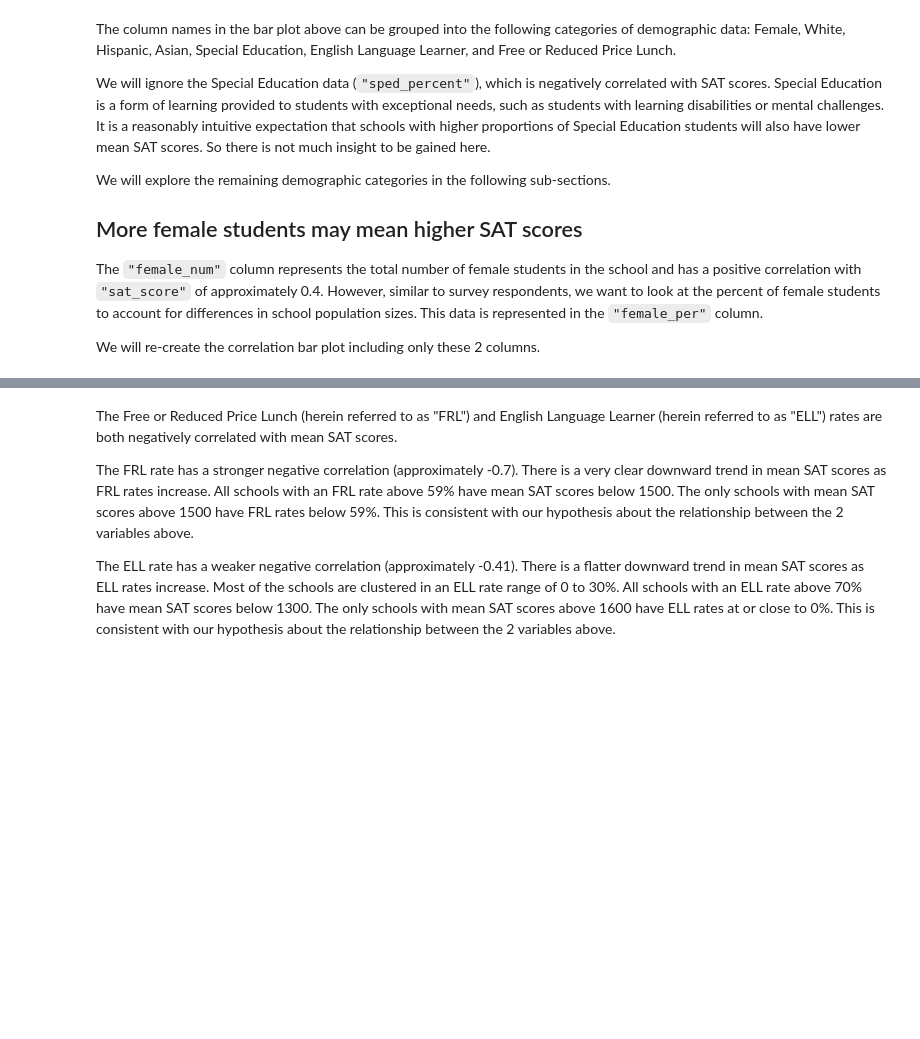
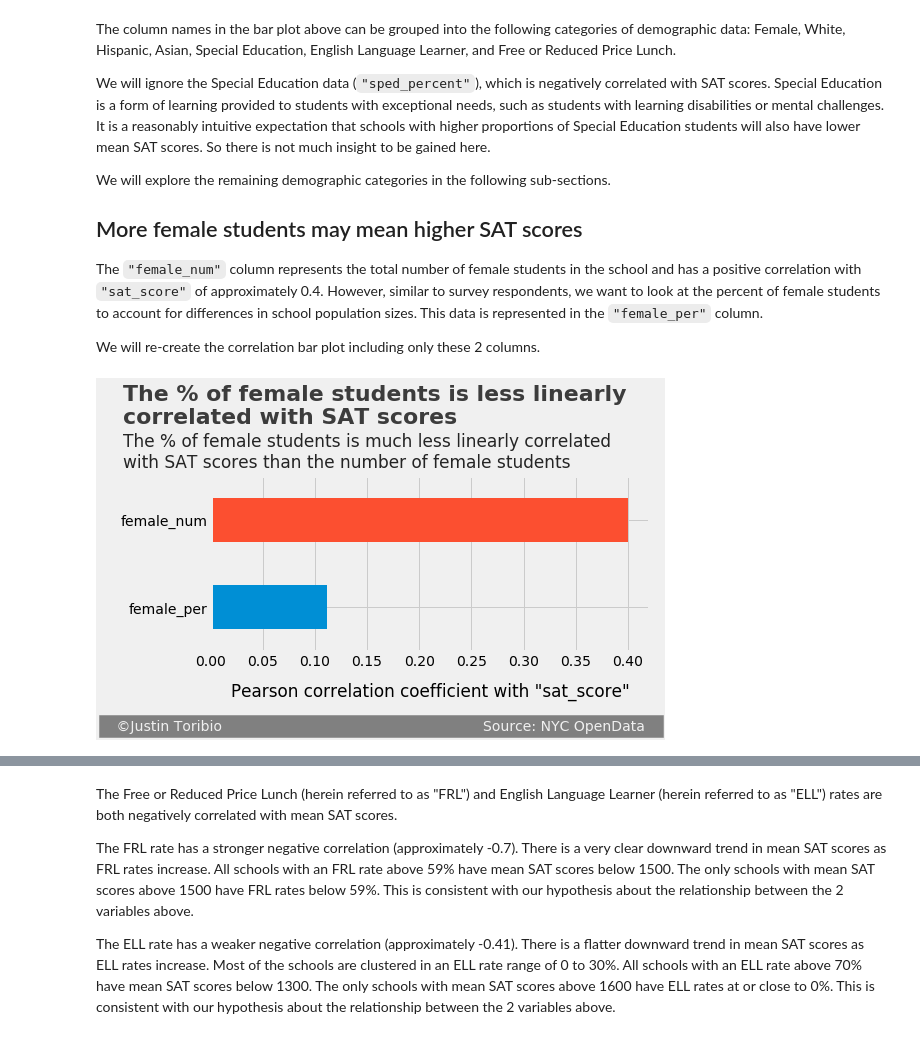
Before and after one commit to JustinToribio/analyzing-the-sat, a Jupyter notebook: notebooks/1.0-jt-analyze-the-sat.ipynb, the cells around one changed output, grey strips where cells are left out. Drawn from its saved outputs; the diff is of its cells as text; code cells hidden in the pictures; blank space fills up the shorter version.

```diff
--- a/notebooks/1.0-jt-analyze-the-sat.ipynb
+++ b/notebooks/1.0-jt-analyze-the-sat.ipynb
@@ -541,16 +551,18 @@ We will re-create the correlation bar plot including only these 2 columns.
 # %%
 # Assign the column names to be viewed and the text of the bar plot to
 # variables.
 columns = ["female_per", "female_num"]
-title = ("The % of female students is less strongly\n"
+title = ("The % of female students is less linearly\n"
          "correlated with SAT scores")
-subtitle = ("The % of female students is much less correlated with SAT\n"
-            "scores than the number of female students")
+subtitle = ("The % of female students is much less linearly correlated\n"
+            "with SAT scores than the number of female students")
 x_axis_label = 'Pearson correlation coefficient with "sat_score"'
 
 # Create and display the bar plot.
 corr_bar_plot(data, "sat_score", columns=columns,
               fig_size=(7, 3), x_axis_label=x_axis_label,
               title=title, title_y_adj=-2.9, title_x_adj=-.084,
               sub=subtitle, sub_y_adj=-1.4, sub_x_adj=-.084,
               sig_y_adj=2.6, sig_x_adj=-.103, sig_space_adj=56)
+# %% [output]
+[figure, added]
```
Also changed, not shown: parts of 10 cells of this notebook.
